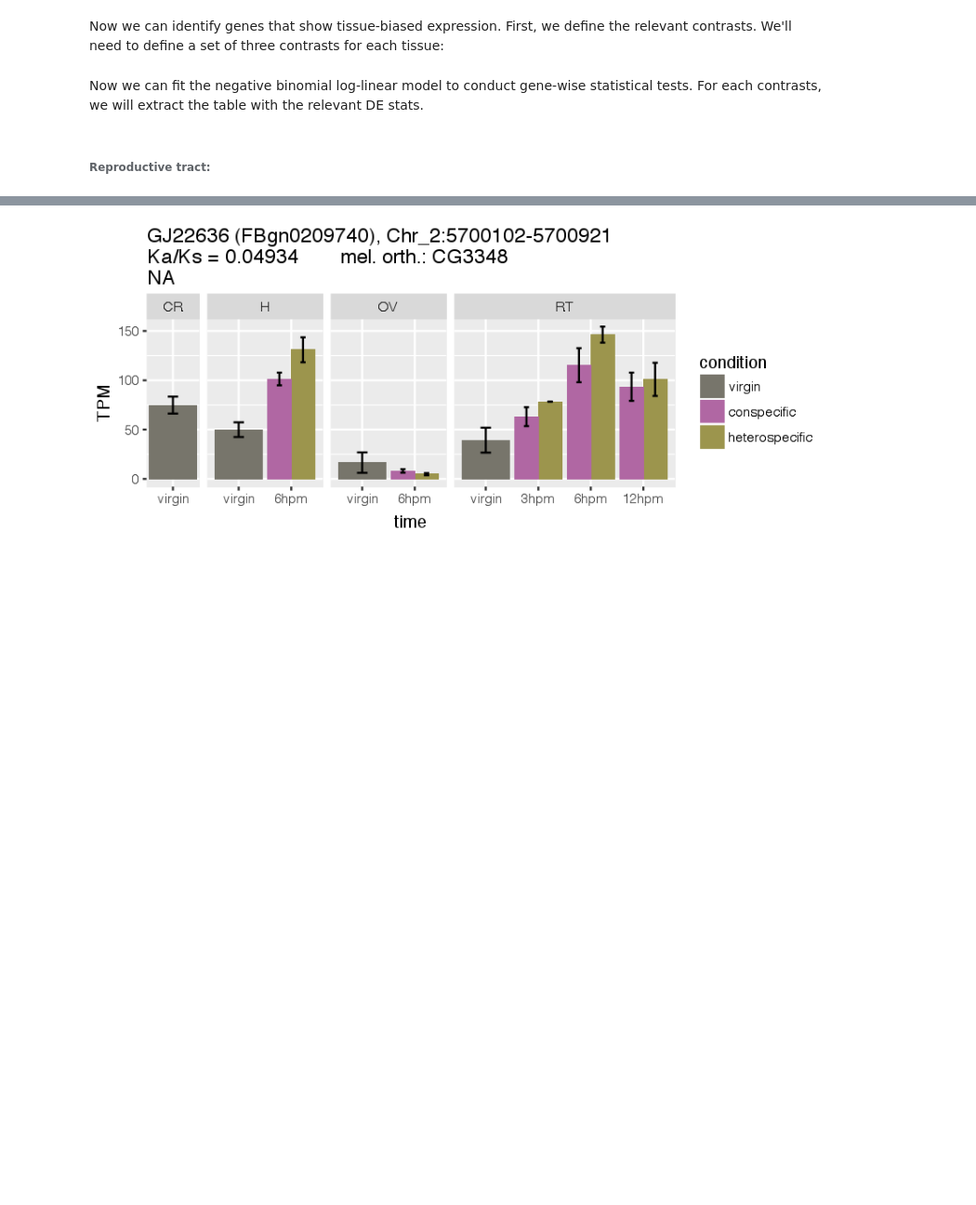
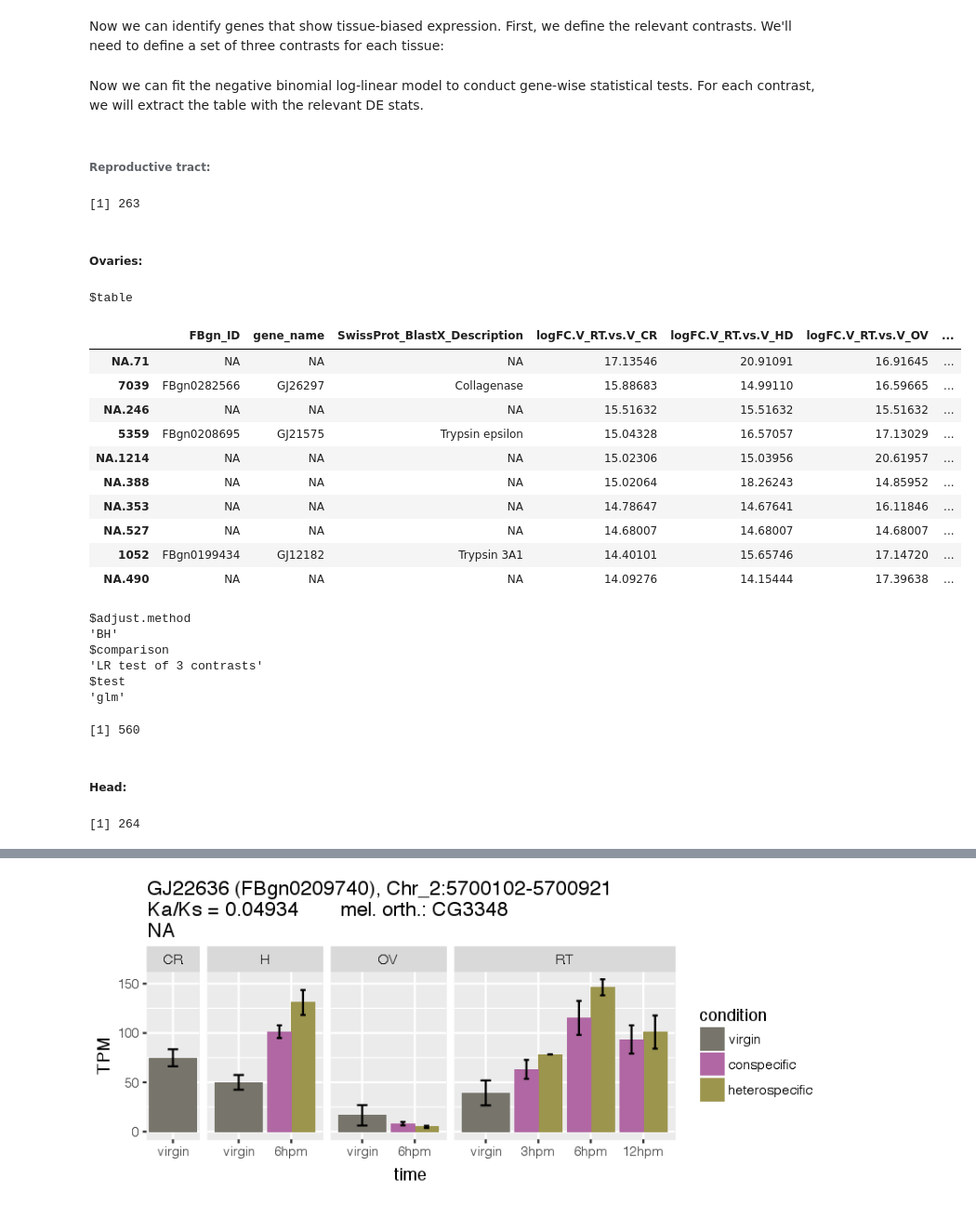
Before and after one commit to YazBraimah/DnovPmRNAseq, a Jupyter notebook: AnalysisPipeline.ipynb, the cells around one changed output, grey strips where cells are left out. Shown at 93% size. Saved outputs shown, nothing was run; the diff lists cells and outputs as text; code cells hidden in the pictures; blank space fills up the shorter version.

```diff
--- a/AnalysisPipeline.ipynb
+++ b/AnalysisPipeline.ipynb
@@ -448,7 +561,7 @@ cont.v.head <- makeContrasts(V_H.vs.V_CR=head-carcass,
                              V_H.vs.V_RT=head-repTract,
                              levels=design.v)
 # %% [markdown]
-Now we can fit the negative binomial log-linear model to conduct gene-wise statistical tests. For each contrasts, we will extract the table with the relevant DE stats.
+Now we can fit the negative binomial log-linear model to conduct gene-wise statistical tests. For each contrast, we will extract the table with the relevant DE stats.
 # %% [markdown]
 ###### Reproductive tract:
 # %%
@@ -456,3 +569,47 @@ lrt.v.repTract <- glmLRT(dgeList.v_fit, contrast = cont.v.repTract)
 lrt.v.repTract.tTags <- topTags(lrt.v.repTract, n = NULL)
 lrt.v.repTract.tTags.table <- lrt.v.repTract.tTags$table
 repTract.list<-rownames(subset(lrt.v.repTract.tTags.table, logFC.V_RT.vs.V_CR > 2 & logFC.V_RT.vs.V_HD > 2 & logFC.V_RT.vs.V_OV > 2 & FDR<0.001))
+length(repTract.list)
+# %% [output]
+[1] 263
+# %% [markdown]
+##### Ovaries:
+# %%
+topTags(lrt.v.repTract)
+# %% [output]
+$table
+|  | FBgn_ID | gene_name | SwissProt_BlastX_Description | logFC.V_RT.vs.V_CR | logFC.V_RT.vs.V_HD | logFC.V_RT.vs.V_OV | ... |
+| NA.71 | NA | NA | NA | 17.13546 | 20.91091 | 16.91645 | ... |
+| 7039 | FBgn0282566 | GJ26297 | Collagenase | 15.88683 | 14.99110 | 16.59665 | ... |
+| NA.246 | NA | NA | NA | 15.51632 | 15.51632 | 15.51632 | ... |
+| 5359 | FBgn0208695 | GJ21575 | Trypsin epsilon | 15.04328 | 16.57057 | 17.13029 | ... |
+| NA.1214 | NA | NA | NA | 15.02306 | 15.03956 | 20.61957 | ... |
+| NA.388 | NA | NA | NA | 15.02064 | 18.26243 | 14.85952 | ... |
+| NA.353 | NA | NA | NA | 14.78647 | 14.67641 | 16.11846 | ... |
+| NA.527 | NA | NA | NA | 14.68007 | 14.68007 | 14.68007 | ... |
+| 1052 | FBgn0199434 | GJ12182 | Trypsin 3A1 | 14.40101 | 15.65746 | 17.14720 | ... |
+| NA.490 | NA | NA | NA | 14.09276 | 14.15444 | 17.39638 | ... |
+$adjust.method
+'BH'
+$comparison
+'LR test of 3 contrasts'
+$test
+'glm'
+# %%
+lrt.v.ovaries <- glmLRT(dgeList.v_fit, contrast = cont.v.ovaries)
+lrt.v.ovaries.tTags <- topTags(lrt.v.ovaries, n = NULL)
+lrt.v.ovaries.tTags.table <- lrt.v.ovaries.tTags$table
+ovaries.list<-rownames(subset(lrt.v.ovaries.tTags.table, logFC.V_OV.vs.V_CR > 2 & logFC.V_OV.vs.V_HD > 2 & logFC.V_OV.vs.V_RT > 2 & FDR<0.001))
+length(ovaries.list)
+# %% [output]
+[1] 560
+# %% [markdown]
+##### Head:
+# %%
+lrt.v.head <- glmLRT(dgeList.v_fit, contrast = cont.v.head)
+lrt.v.head.tTags <- topTags(lrt.v.head, n = NULL)
+lrt.v.head.tTags.table <- lrt.v.head.tTags$table
+head.list<-rownames(subset(lrt.v.head.tTags.table, logFC.V_H.vs.V_CR > 2 & logFC.V_H.vs.V_OV > 2 & logFC.V_H.vs.V_RT > 2 & FDR<0.001))
+length(head.list)
+# %% [output]
+[1] 264
```
Also changed, not shown: parts of 24 cells of this notebook.
